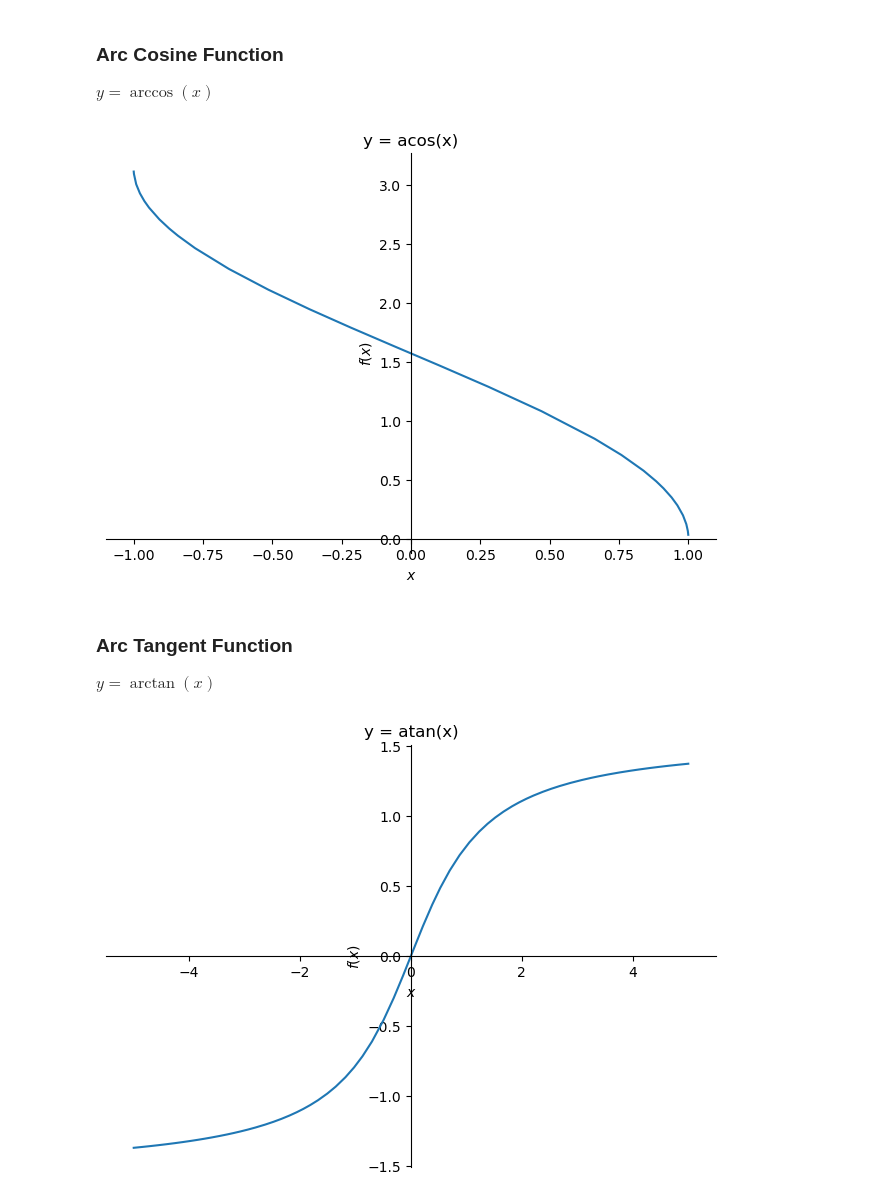
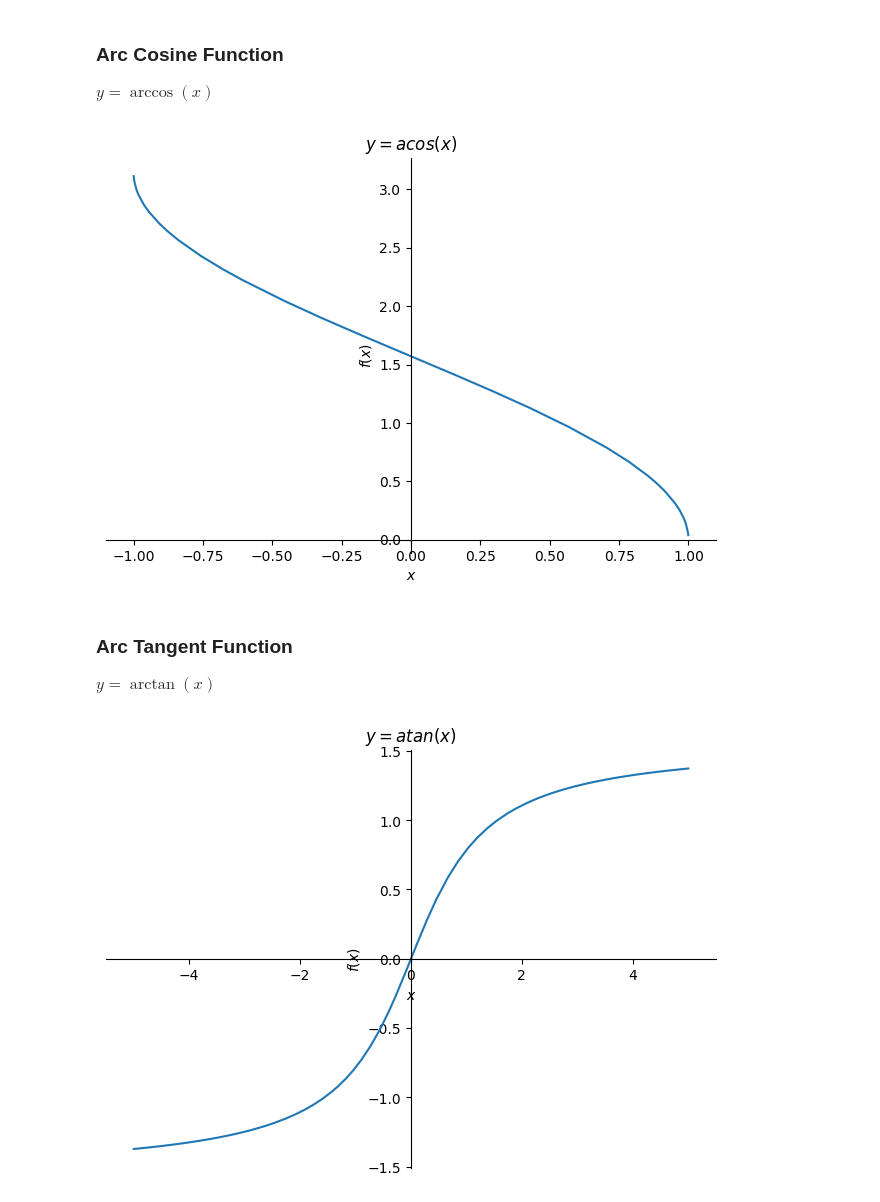
Before and after one commit to adamelliotfields/lab, a Jupyter notebook: files/sympy.ipynb, the cells around one changed output. Saved outputs shown, nothing was run; the diff lists cells and outputs as text; code cells hidden in the pictures.

```diff
--- a/files/sympy.ipynb
+++ b/files/sympy.ipynb
@@ -209,10 +212,10 @@ $y = \arccos(x)$
 # %%
 x = sp.symbols("x")
 y = sp.acos(x)
-sp.plot(y, (x, -5, 5), title="y = acos(x)")
+sp.plot(y, (x, -5, 5), title="$y = acos(x)$")
 plt.show()
 # %% [output]
-[figure, old version]
+[figure, new version]
 # %% [markdown]
 ### Arc Tangent Function
 
@@ -220,7 +223,7 @@ $y = \arctan(x)$
 # %%
 x = sp.symbols("x")
 y = sp.atan(x)
-sp.plot(y, (x, -5, 5), title="y = atan(x)")
+sp.plot(y, (x, -5, 5), title="$y = atan(x)$")
 plt.show()
 # %% [output]
-[figure, old version]
+[figure, new version]
```
Also changed, not shown: parts of 7 cells of this notebook, 6 other files.
